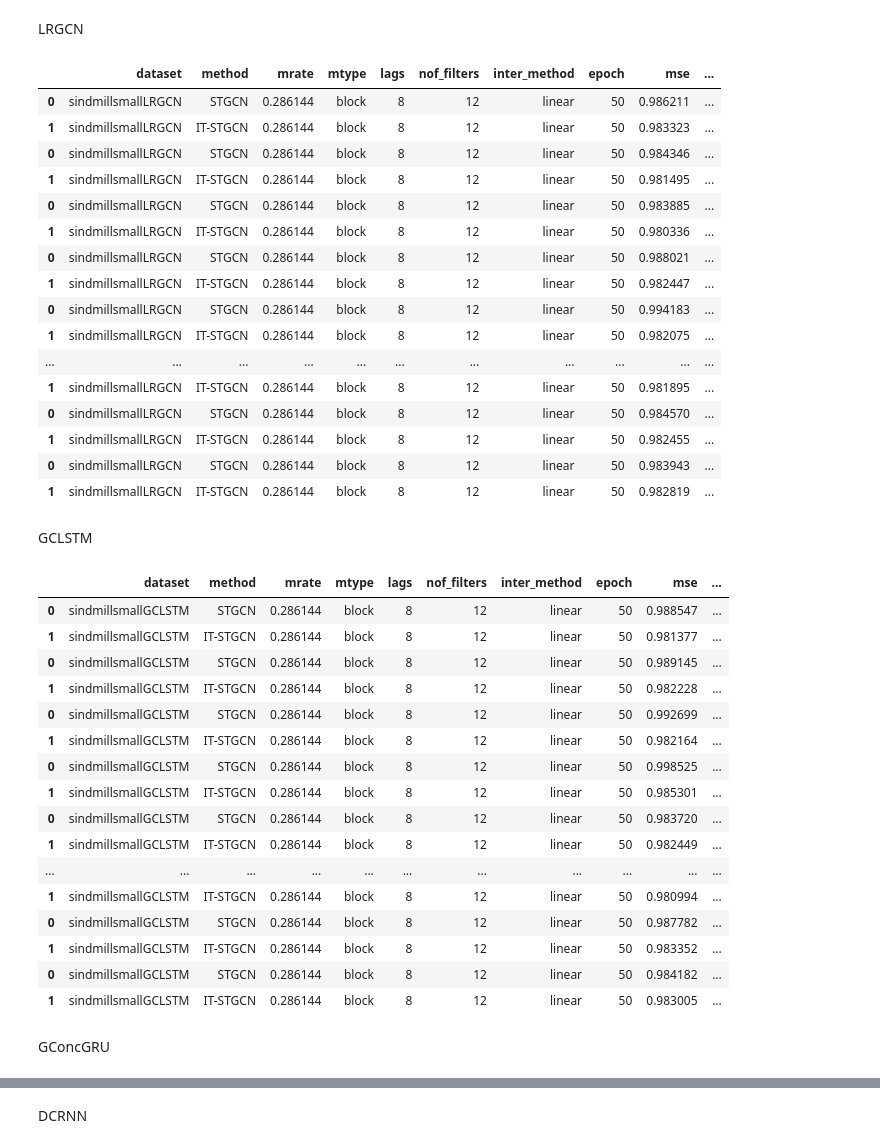
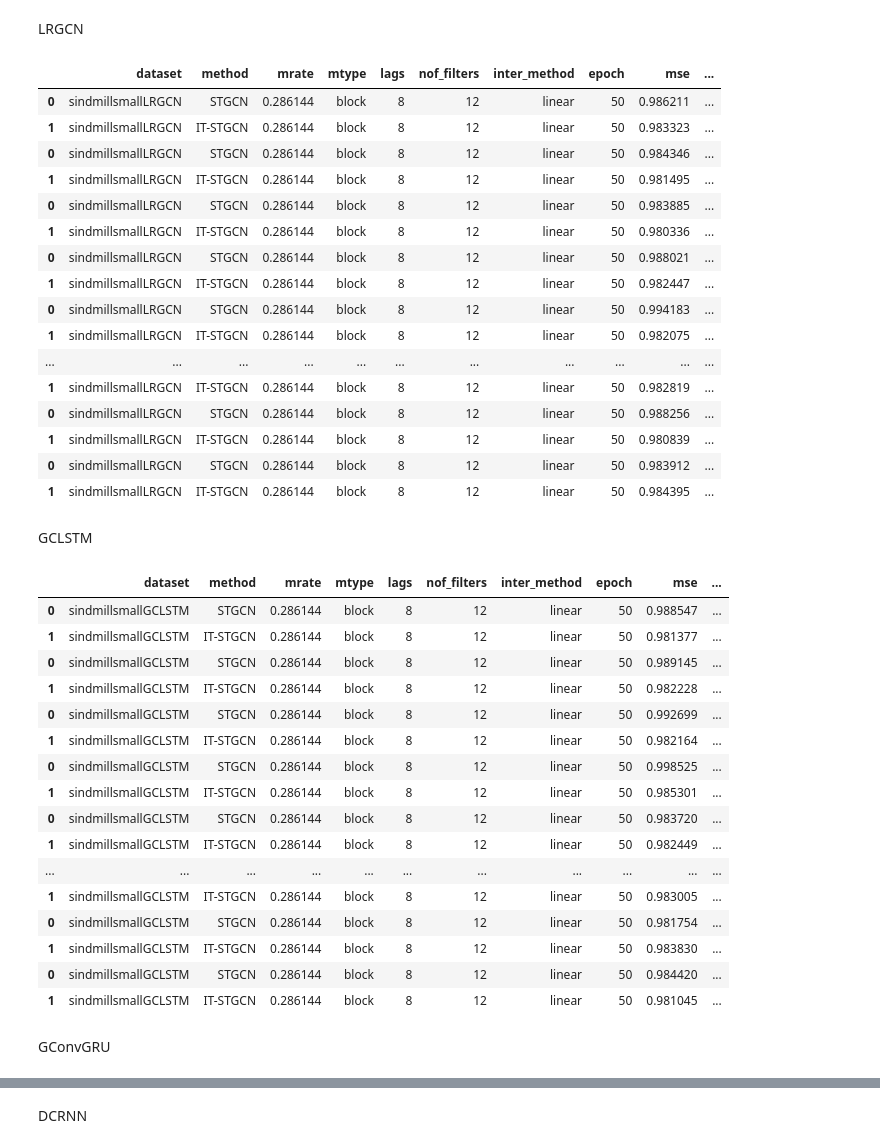
Before and after one commit to seoyeonc/ITTGNN_blog, a Jupyter notebook: posts/2_research/done.ipynb, the cells around one changed output, grey strips where cells are left out. Cells and saved outputs as stored; diff of their text form; code cells hidden in the pictures.

```diff
--- a/posts/2_research/done.ipynb
+++ b/posts/2_research/done.ipynb
@@ -66,38 +52,40 @@ LRGCN
 pd.concat([pd.read_csv('./simulation_results/2024-02-24_17-12-48.csv'), # 1
            pd.read_csv('./simulation_results/2024-02-25_13-17-08.csv'), # 2
            pd.read_csv('./simulation_results/2024-02-26_09-24-46.csv'), # 3
            pd.read_csv('./simulation_results/2024-02-27_01-40-11.csv'), # 4
            pd.read_csv('./simulation_results/2024-02-29_08-11-48.csv'), # 5
            pd.read_csv('./simulation_results/2024-02-29_23-24-00.csv'), # 6
            pd.read_csv('./simulation_results/2024-03-01_14-20-41.csv'), # 7
            pd.read_csv('./simulation_results/2024-03-02_05-31-34.csv'), # 8
            pd.read_csv('./simulation_results/2024-03-02_20-20-07.csv'), # 9
            pd.read_csv('./simulation_results/2024-03-03_11-18-32.csv'), # 10
            pd.read_csv('./simulation_results/2024-03-04_01-27-12.csv'), # 11
            pd.read_csv('./simulation_results/2024-03-04_13-12-25.csv'), # 12
            pd.read_csv('./simulation_results/2024-03-05_00-18-50.csv'), # 13
            pd.read_csv('./simulation_results/2024-03-05_10-30-53.csv'), # 14
            pd.read_csv('./simulation_results/2024-03-05_11-20-25.csv'), # 15
            pd.read_csv('./simulation_results/2024-03-06_07-09-45.csv'), # 16
+           pd.read_csv('./simulation_results/2024-03-06_19-37-46.csv'), # 17
+           pd.read_csv('./simulation_results/2024-03-07_08-43-01.csv'), # 18
           ]).assign(model='LRGCN')
 # %% [output]
 |  | dataset | method | mrate | mtype | lags | nof_filters | inter_method | epoch | mse | ... |
 | 0 | sindmillsmallLRGCN | STGCN | 0.286144 | block | 8 | 12 | linear | 50 | 0.986211 | ... |
 | 1 | sindmillsmallLRGCN | IT-STGCN | 0.286144 | block | 8 | 12 | linear | 50 | 0.983323 | ... |
 | 0 | sindmillsmallLRGCN | STGCN | 0.286144 | block | 8 | 12 | linear | 50 | 0.984346 | ... |
 | 1 | sindmillsmallLRGCN | IT-STGCN | 0.286144 | block | 8 | 12 | linear | 50 | 0.981495 | ... |
 | 0 | sindmillsmallLRGCN | STGCN | 0.286144 | block | 8 | 12 | linear | 50 | 0.983885 | ... |
 | 1 | sindmillsmallLRGCN | IT-STGCN | 0.286144 | block | 8 | 12 | linear | 50 | 0.980336 | ... |
 | 0 | sindmillsmallLRGCN | STGCN | 0.286144 | block | 8 | 12 | linear | 50 | 0.988021 | ... |
 | 1 | sindmillsmallLRGCN | IT-STGCN | 0.286144 | block | 8 | 12 | linear | 50 | 0.982447 | ... |
 | 0 | sindmillsmallLRGCN | STGCN | 0.286144 | block | 8 | 12 | linear | 50 | 0.994183 | ... |
 | 1 | sindmillsmallLRGCN | IT-STGCN | 0.286144 | block | 8 | 12 | linear | 50 | 0.982075 | ... |
 | ... | ... | ... | ... | ... | ... | ... | ... | ... | ... | ... |
-| 1 | sindmillsmallLRGCN | IT-STGCN | 0.286144 | block | 8 | 12 | linear | 50 | 0.981895 | ... |
-| 0 | sindmillsmallLRGCN | STGCN | 0.286144 | block | 8 | 12 | linear | 50 | 0.984570 | ... |
-| 1 | sindmillsmallLRGCN | IT-STGCN | 0.286144 | block | 8 | 12 | linear | 50 | 0.982455 | ... |
-| 0 | sindmillsmallLRGCN | STGCN | 0.286144 | block | 8 | 12 | linear | 50 | 0.983943 | ... |
 | 1 | sindmillsmallLRGCN | IT-STGCN | 0.286144 | block | 8 | 12 | linear | 50 | 0.982819 | ... |
+| 0 | sindmillsmallLRGCN | STGCN | 0.286144 | block | 8 | 12 | linear | 50 | 0.988256 | ... |
+| 1 | sindmillsmallLRGCN | IT-STGCN | 0.286144 | block | 8 | 12 | linear | 50 | 0.980839 | ... |
+| 0 | sindmillsmallLRGCN | STGCN | 0.286144 | block | 8 | 12 | linear | 50 | 0.983912 | ... |
+| 1 | sindmillsmallLRGCN | IT-STGCN | 0.286144 | block | 8 | 12 | linear | 50 | 0.984395 | ... |
 # %% [markdown]
 GCLSTM
 # %%
@@ -115,6 +103,8 @@ pd.concat([pd.read_csv('./simulation_results/2024-02-25_01-56-18.csv'), # 1
            pd.read_csv('./simulation_results/2024-03-04_10-31-53.csv'), # 12
            pd.read_csv('./simulation_results/2024-03-04_21-17-46.csv'), # 13
            pd.read_csv('./simulation_results/2024-03-05_09-39-49.csv'), # 14
+           pd.read_csv('./simulation_results/2024-03-06_14-07-10.csv'), # 15
+           pd.read_csv('./simulation_results/2024-03-07_01-57-28.csv'), # 16
           ]).assign(model='GCLSTM')
 # %% [output]
 |  | dataset | method | mrate | mtype | lags | nof_filters | inter_method | epoch | mse | ... |
@@ -129,11 +119,11 @@ pd.concat([pd.read_csv('./simulation_results/2024-02-25_01-56-18.csv'), # 1
 | 0 | sindmillsmallGCLSTM | STGCN | 0.286144 | block | 8 | 12 | linear | 50 | 0.983720 | ... |
 | 1 | sindmillsmallGCLSTM | IT-STGCN | 0.286144 | block | 8 | 12 | linear | 50 | 0.982449 | ... |
 | ... | ... | ... | ... | ... | ... | ... | ... | ... | ... | ... |
-| 1 | sindmillsmallGCLSTM | IT-STGCN | 0.286144 | block | 8 | 12 | linear | 50 | 0.980994 | ... |
-| 0 | sindmillsmallGCLSTM | STGCN | 0.286144 | block | 8 | 12 | linear | 50 | 0.987782 | ... |
-| 1 | sindmillsmallGCLSTM | IT-STGCN | 0.286144 | block | 8 | 12 | linear | 50 | 0.983352 | ... |
-| 0 | sindmillsmallGCLSTM | STGCN | 0.286144 | block | 8 | 12 | linear | 50 | 0.984182 | ... |
 | 1 | sindmillsmallGCLSTM | IT-STGCN | 0.286144 | block | 8 | 12 | linear | 50 | 0.983005 | ... |
+| 0 | sindmillsmallGCLSTM | STGCN | 0.286144 | block | 8 | 12 | linear | 50 | 0.981754 | ... |
+| 1 | sindmillsmallGCLSTM | IT-STGCN | 0.286144 | block | 8 | 12 | linear | 50 | 0.983830 | ... |
+| 0 | sindmillsmallGCLSTM | STGCN | 0.286144 | block | 8 | 12 | linear | 50 | 0.984420 | ... |
+| 1 | sindmillsmallGCLSTM | IT-STGCN | 0.286144 | block | 8 | 12 | linear | 50 | 0.981045 | ... |
 # %% [markdown]
-GConcGRU
+GConvGRU
 # %%
```
Also changed, not shown: parts of 7 cells of this notebook, 15 other files.
